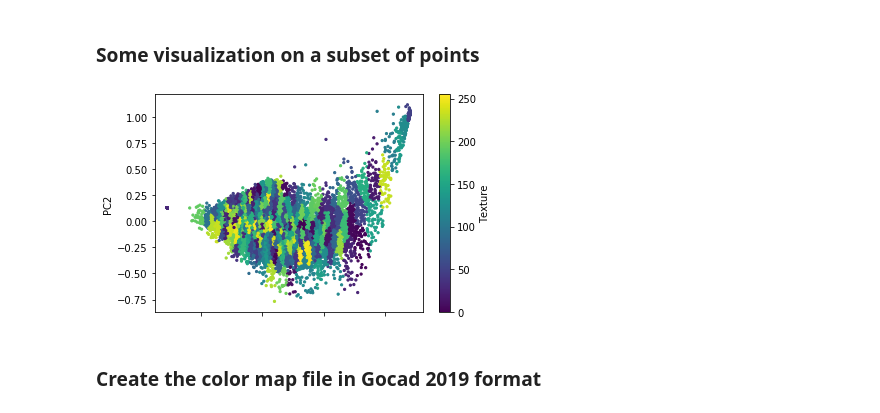
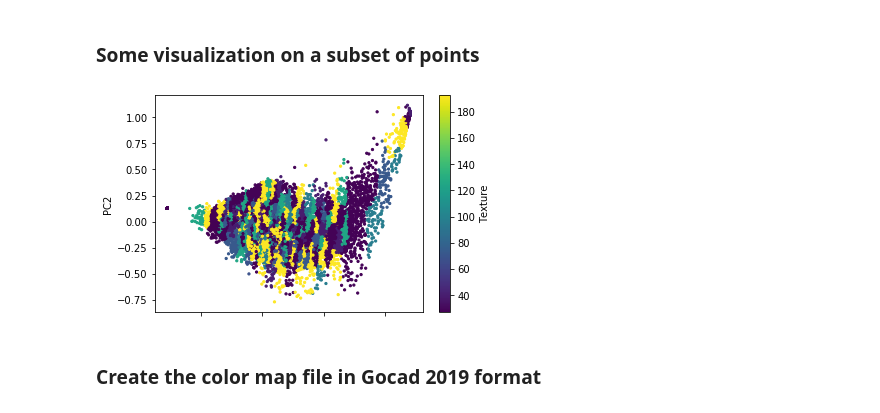
Before and after one commit to geologuic/SmallScripts, a Jupyter notebook: RGBToPalette.ipynb, the cells around one changed output. Saved outputs shown, nothing was run; the diff lists cells and outputs as text; code cells hidden in the pictures.

```diff
--- a/RGBToPalette.ipynb
+++ b/RGBToPalette.ipynb
@@ -48,28 +48,25 @@ scores_pca = pca.transform(std_data)
 # kmeans = KMeans(n_clusters=16, random_state=0)  # Too slow
 kmeans = MiniBatchKMeans( n_clusters=256, init='random', batch_size=1024)
 
-# data['Texture'] = kmeans.fit_predict(data[['R','G','B']])
+data['Texture'] = kmeans.fit_predict(data[['R','G','B']])
 data['PC1'] = scores_pca[:,0]
 data['PC2'] = scores_pca[:,1]
-data['Texture'] = kmeans.fit_predict(data[['PC1','PC2']])
+# data['Texture'] = kmeans.fit_predict(data[['PC1','PC2']])
 # data.plot('R', 'G', kind='scatter', c='Texture', cmap='viridis', marker='.')
 # plt.show()
+palette = kmeans.cluster_centers_
 # %% [markdown]
 ### Some visualization on a subset of points
 # %%
-sample = shuffle(data[['PC1','PC2']], random_state=0, n_samples=20000)
+sample = shuffle(data[['PC1','PC2','Texture']], random_state=0, n_samples=20000)
 sample['Texture'] = kmeans.predict(sample)
 sample.plot('PC1', 'PC2', kind='scatter', c='Texture', cmap='viridis', marker='.')
 plt.show()# data
 
 
 # data.plot('PC1', 'PC2', kind='scatter', c='Texture', cmap='viridis', marker='.')
-
-
-
-palette = kmeans.cluster_centers_
 # %% [output]
-[figure, old version]
+[figure, new version]
 # %% [markdown]
 ### Create the color map file in Gocad 2019 format
 # %%
```
Also changed, not shown: parts of 1 cell of this notebook.
